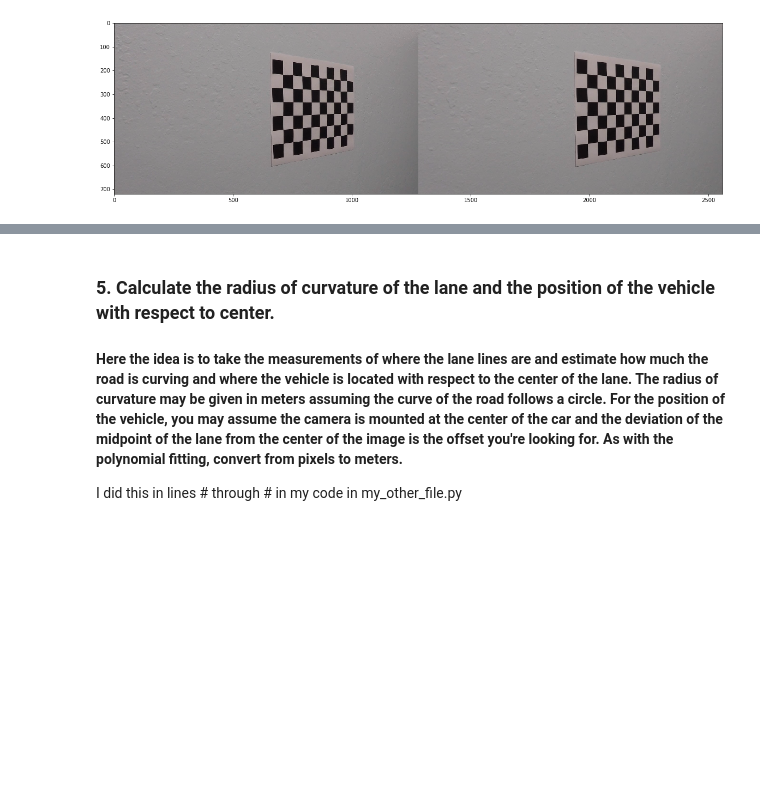
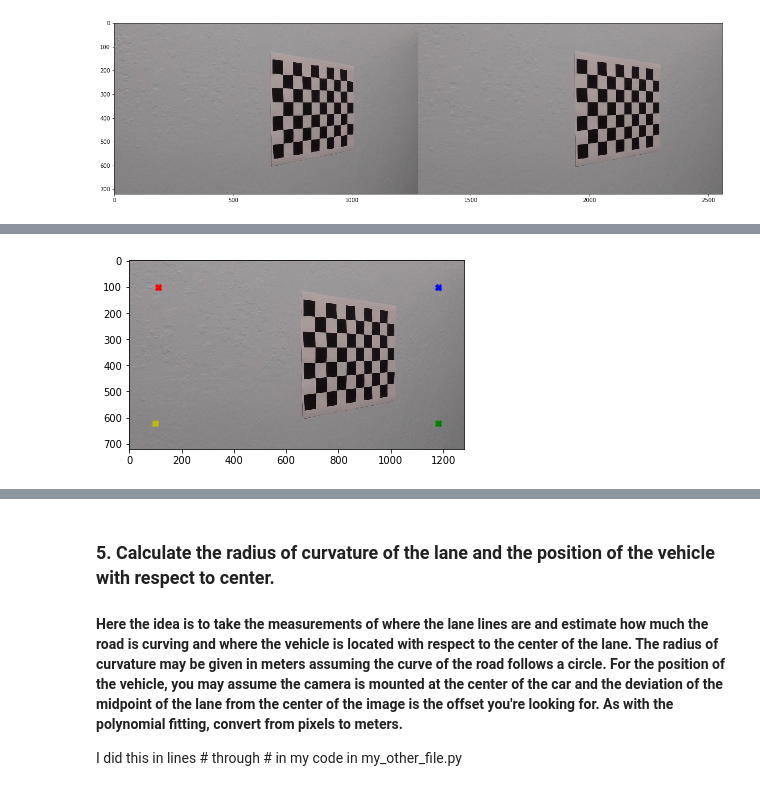
Before and after one commit to UkiDLucas/Advanced_Lane_Line_Detection, a Jupyter notebook: README.ipynb, the cells around one changed output, grey strips where cells are left out. Drawn from its saved outputs; the diff is of its cells as text; code cells hidden in the pictures; blank space fills up the shorter version.

```diff
--- a/README.ipynb
+++ b/README.ipynb
@@ -252 +284,12 @@ plot_images(image, image_corrected3)
+# %%
+import numpy as np
+# calibration8 destination
+DEST = np.float32([
+    [110,100],
+    [1180,100],
+    [1180,620],
+    [100,620]])
+plot_with_corners(image_corrected3, DEST, inline=True)
+# %% [output]
+[figure, added]
 # %%
```
Also changed, not shown: parts of 13 cells of this notebook, 14 other files.
